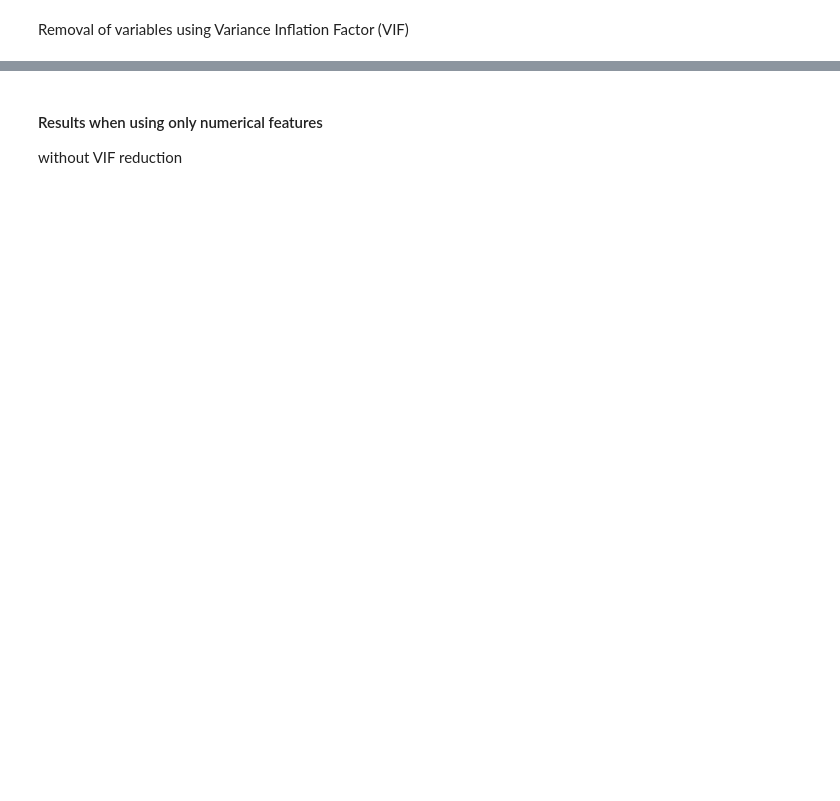
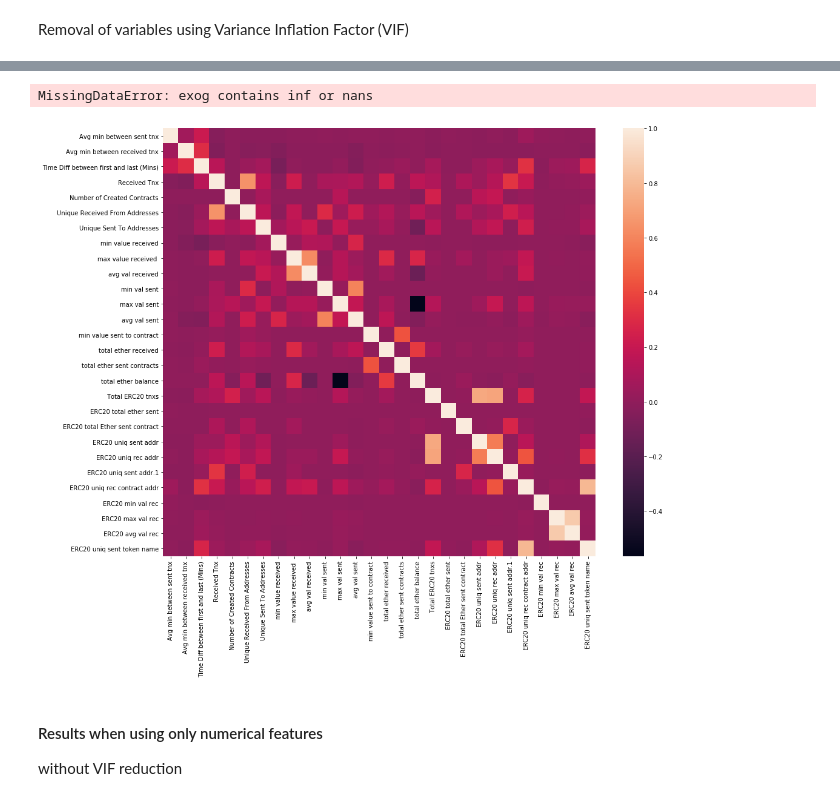
Before and after one commit to pawel99k/AML2022, a Jupyter notebook: Project1/Feature Engineering.ipynb, the cells around one changed output, grey strips where cells are left out. Saved outputs shown, nothing was run; the diff lists cells and outputs as text; code cells hidden in the pictures; blank space fills up the shorter version.

```diff
--- a/Project1/Feature Engineering.ipynb
+++ b/Project1/Feature Engineering.ipynb
@@ -266,11 +443,12 @@ plt.show()
 # %%
-Mult_Coll = ReduceVIF(thresh=7)
-X_eth_cleaned = Mult_Coll.fit_transform(X_eth_raw.drop(columns=[' ERC20_most_rec_token_type',' ERC20 most sent token type']))
+X_eth_cleaned = eth_prep.remove_multicollinearity_fit_transform(eth_df_train.drop(columns=[' ERC20_most_rec_token_type',' ERC20 most sent token type']))
+# %% [output]
+MissingDataError: exog contains inf or nans
 # %%
-plt.figure(figsize=(16,13))
-sns.heatmap(X_eth_cleaned.corr())
-plt.show()
+eth_prep.plot_corr(X_eth_cleaned)
 #one could still consider droping some of the variables because of high correlation
+# %% [output]
+[figure, added]
 # %% [markdown]
 #### Results when using only numerical features
 without VIF reduction
```
Also changed, not shown: parts of 69 cells of this notebook, 1 other file.
